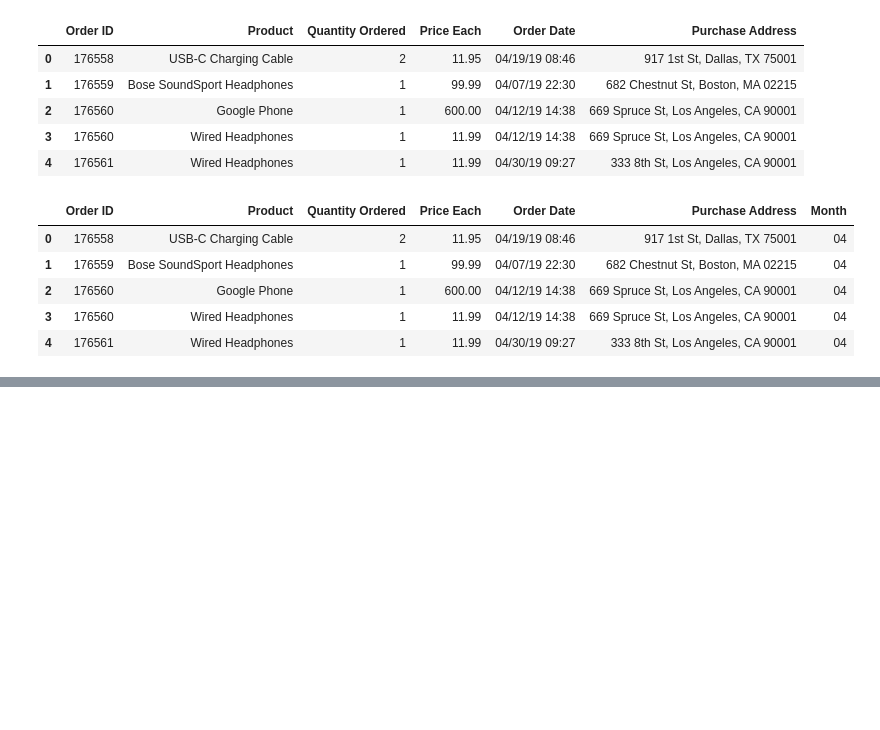
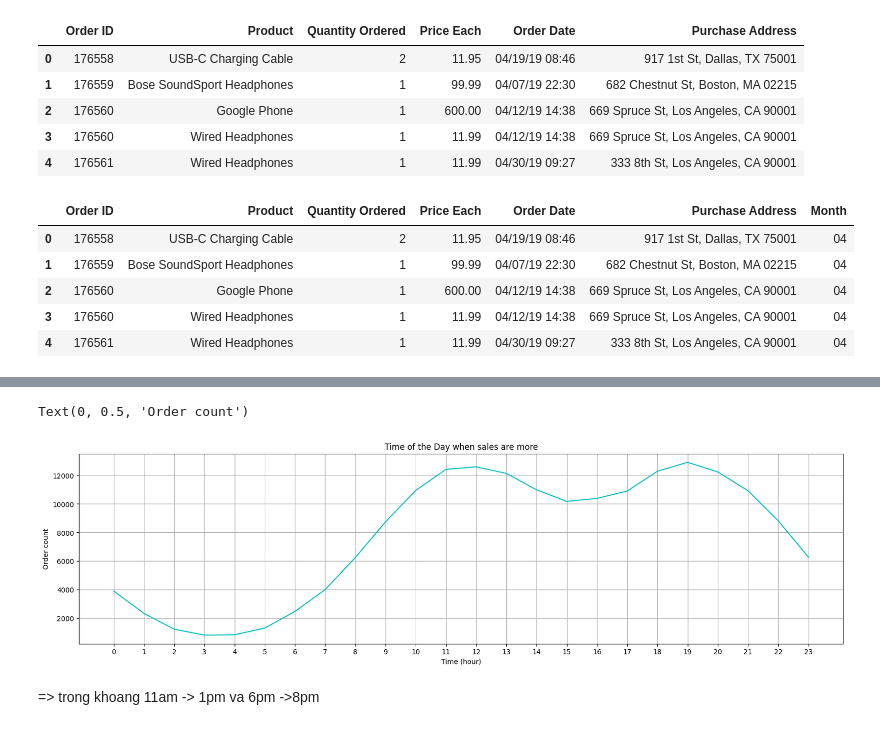
Before and after one commit to hanmtien22/project-2-sales-analysis, a Jupyter notebook: analysis.ipynb, the cells around one changed output, grey strips where cells are left out. Saved outputs shown, nothing was run; the diff lists cells and outputs as text; code cells hidden in the pictures; blank space fills up the shorter version.

```diff
--- a/analysis.ipynb
+++ b/analysis.ipynb
@@ -156,0 +297,3 @@ data.head()
+# %%
+data['Order Date'] = pd.to_datetime(data['Order Date'])
+data.head()
@@ -156,0 +307,4 @@ data.head()
+# %%
+data['Hour'] = data['Order Date'].dt.hour
+data['Minute'] = data['Order Date'].dt.minute
+data.head()
@@ -156,0 +318,14 @@ data.head()
+# %%
+hour = [hr for hr,data in data.groupby('Hour')] #data.groupby(hour) tra ve cac cap (key, sub_dataframe) -> hr chi lay phan key
+plt.figure(figsize=(20,5))
+plt.plot(hour,data.groupby('Hour')['Quantity Ordered'].count(), color = 'c')
+plt.xticks(hour)
+plt.grid() #Tao luoi
+plt.title('Time of the Day when sales are more')
+plt.xlabel('Time (hour)')
+plt.ylabel('Order count')
+# %% [output]
+Text(0, 0.5, 'Order count')
+[figure, added]
+# %% [markdown]
+=> trong khoang 11am -> 1pm va 6pm ->8pm
```
Also changed, not shown: parts of 21 cells of this notebook.
